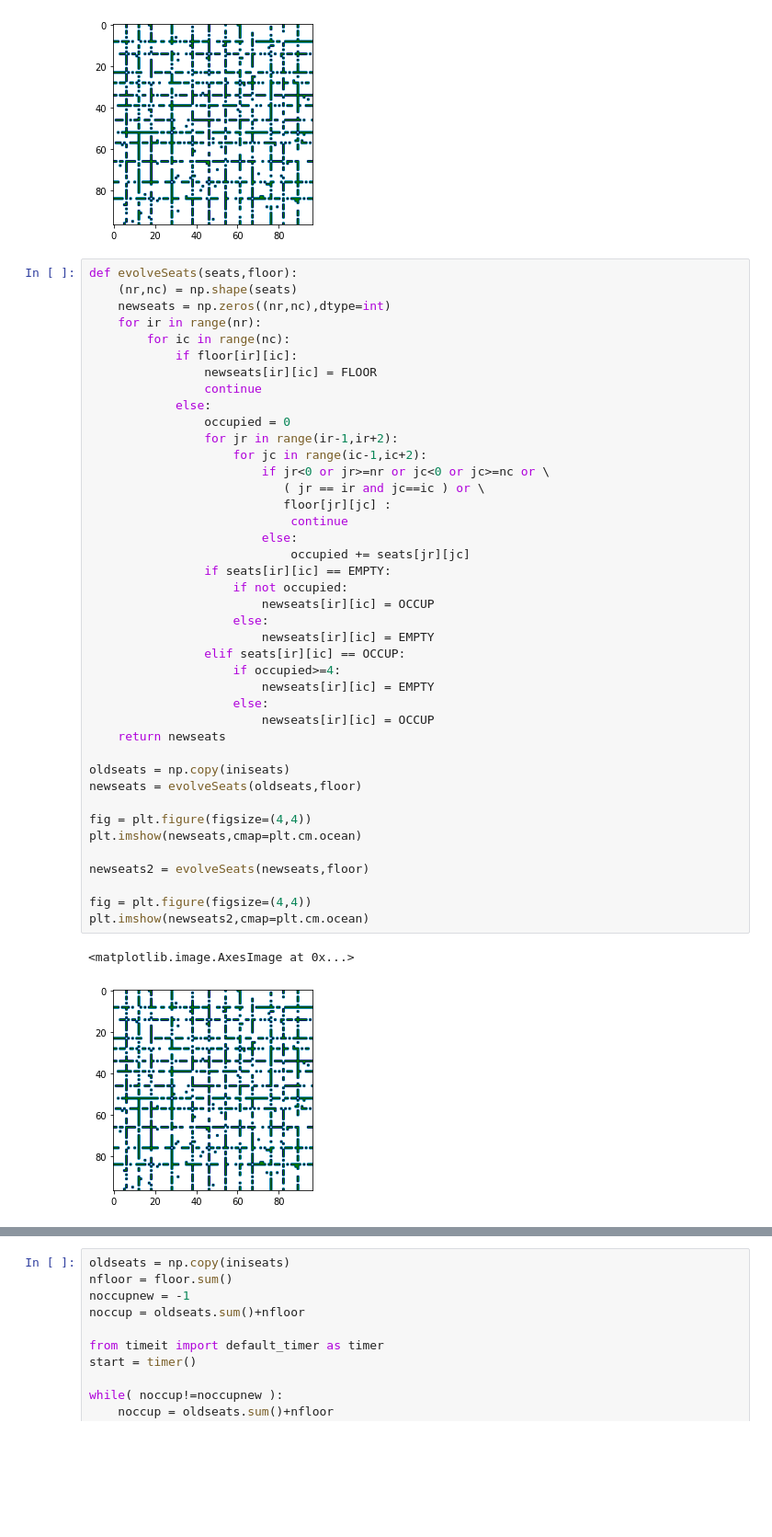
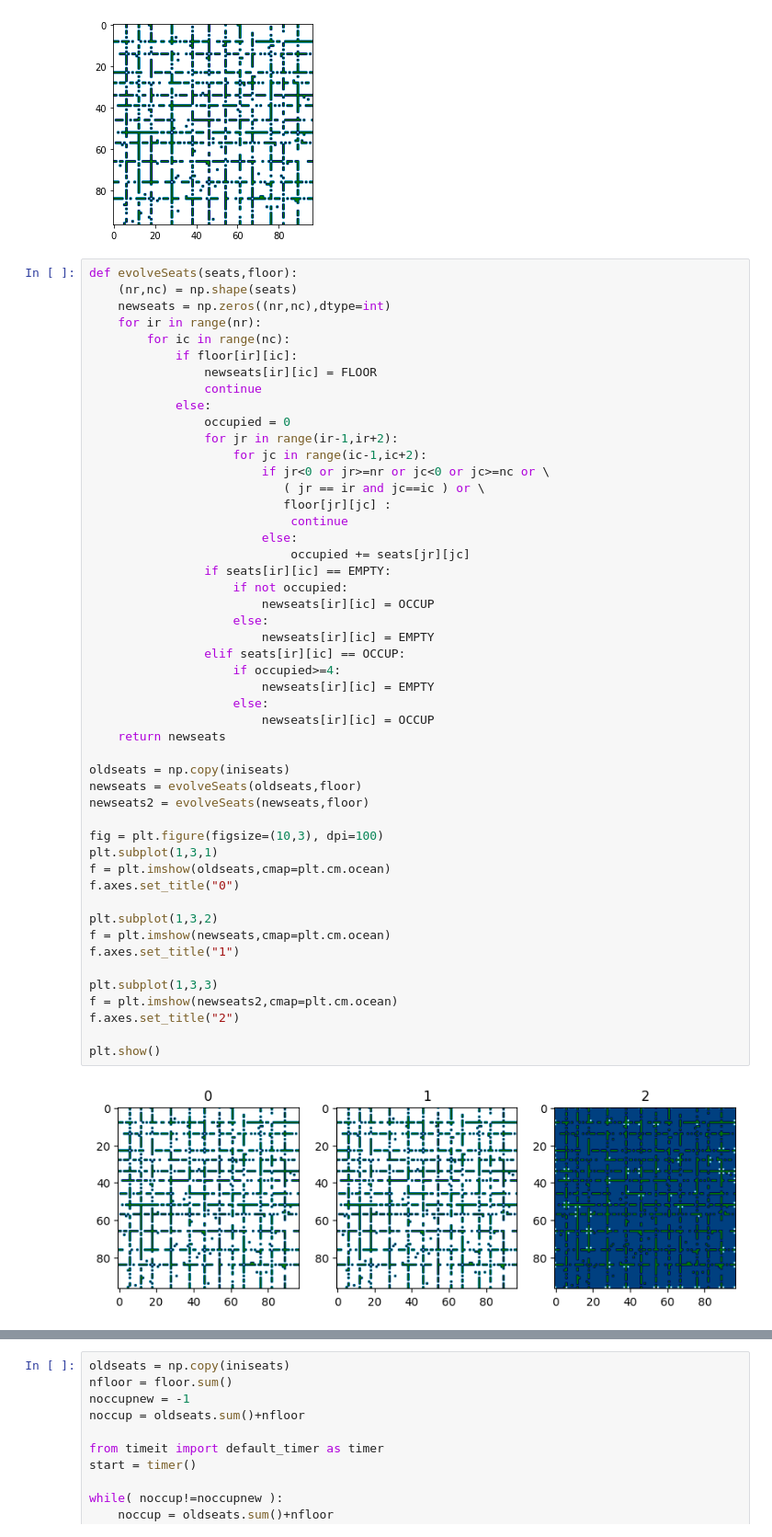
Before and after one commit to marcodelmastro/AdventOfCode2020, a Jupyter notebook: Day 11.ipynb, the cells around one changed output, grey strips where cells are left out. Shown: that part at 92% size. Cells and saved outputs as stored; diff of their text form; blank space fills up the shorter version.

```diff
--- a/Day 11.ipynb
+++ b/Day 11.ipynb
@@ -54,38 +54,45 @@ def evolveSeats(seats,floor):
             if floor[ir][ic]:
                 newseats[ir][ic] = FLOOR
                 continue
             else:
                 occupied = 0
                 for jr in range(ir-1,ir+2):
                     for jc in range(ic-1,ic+2):
                         if jr<0 or jr>=nr or jc<0 or jc>=nc or \
                            ( jr == ir and jc==ic ) or \
                            floor[jr][jc] :
                             continue
                         else:
                             occupied += seats[jr][jc]
                 if seats[ir][ic] == EMPTY:
                     if not occupied:
                         newseats[ir][ic] = OCCUP
                     else:
                         newseats[ir][ic] = EMPTY
                 elif seats[ir][ic] == OCCUP:
                     if occupied>=4:
                         newseats[ir][ic] = EMPTY
                     else:
                         newseats[ir][ic] = OCCUP
     return newseats
 
 oldseats = np.copy(iniseats)
 newseats = evolveSeats(oldseats,floor)
-
-fig = plt.figure(figsize=(4,4))
-plt.imshow(newseats,cmap=plt.cm.ocean)
-
 newseats2 = evolveSeats(newseats,floor)
 
-fig = plt.figure(figsize=(4,4))
-plt.imshow(newseats2,cmap=plt.cm.ocean)
+fig = plt.figure(figsize=(10,3), dpi=100)
+plt.subplot(1,3,1)
+f = plt.imshow(oldseats,cmap=plt.cm.ocean)
+f.axes.set_title("0")
+
+plt.subplot(1,3,2)
+f = plt.imshow(newseats,cmap=plt.cm.ocean)
+f.axes.set_title("1")
+
+plt.subplot(1,3,3)
+f = plt.imshow(newseats2,cmap=plt.cm.ocean)
+f.axes.set_title("2")
+
+plt.show()
 # %% [output]
-<matplotlib.image.AxesImage at 0x...>
-[figure, old version]
+[figure, new version]
```
Also changed, not shown: parts of 1 cell of this notebook.
